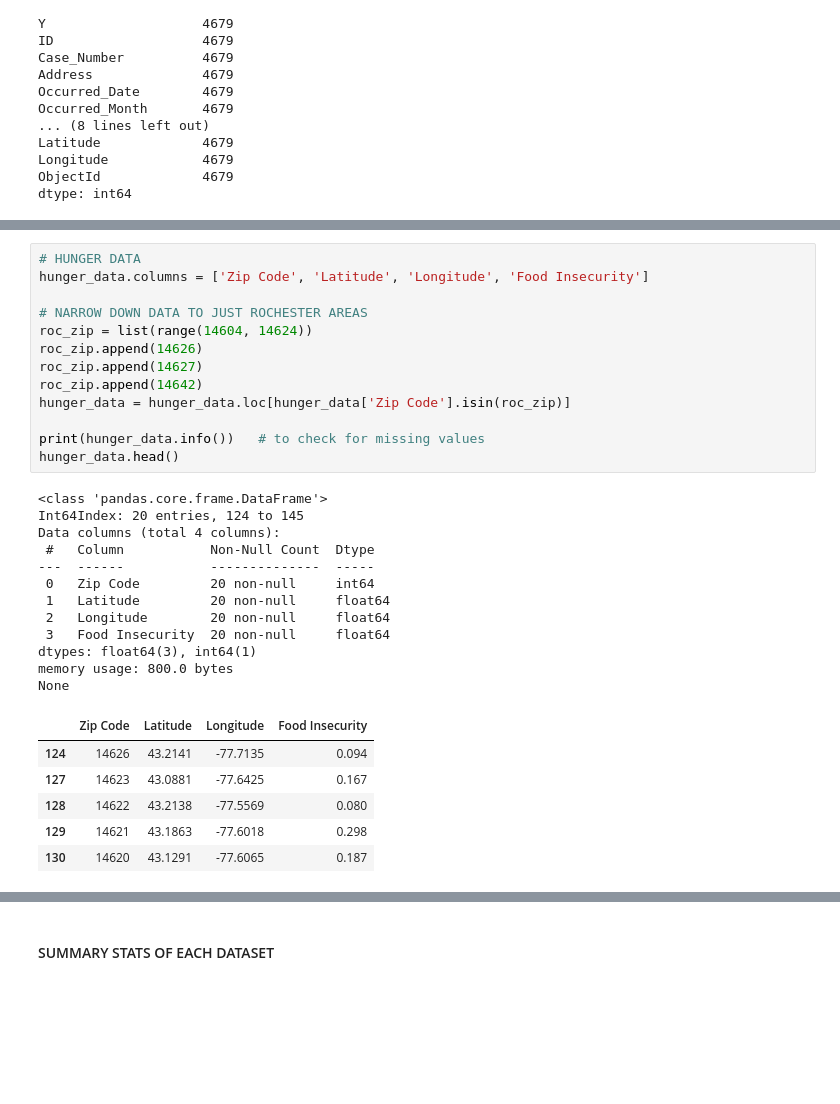
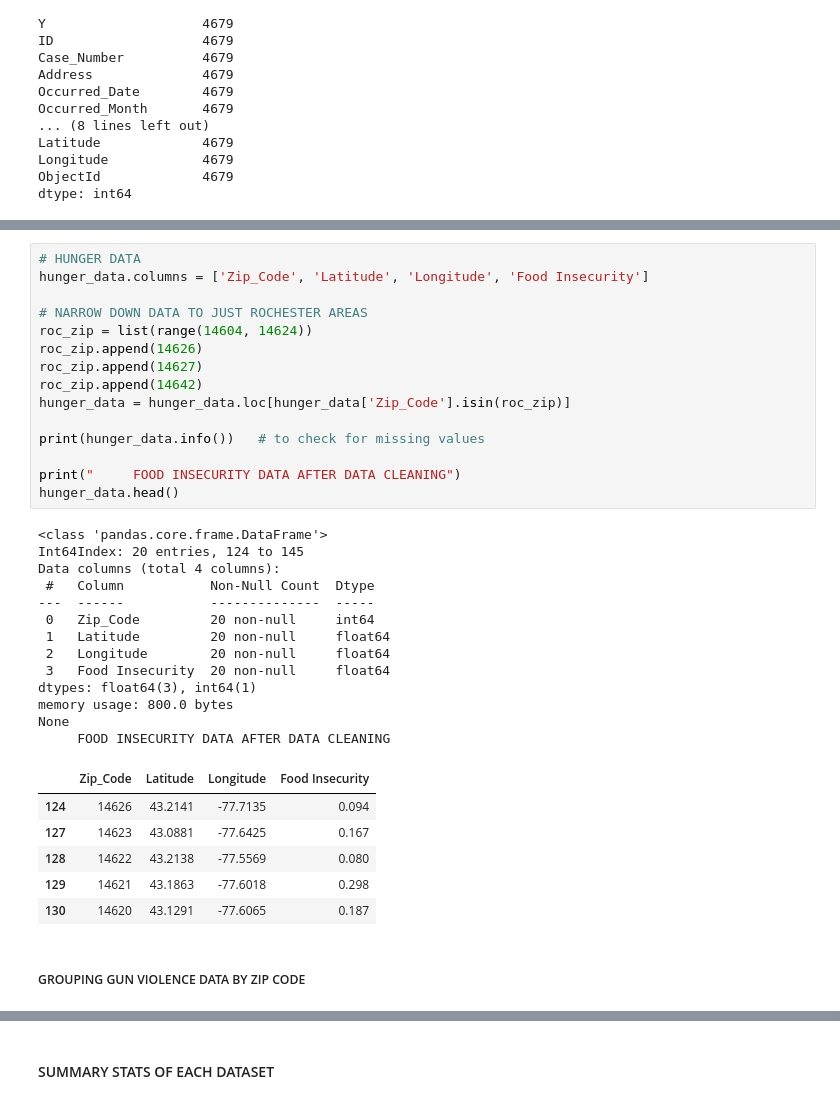
Before and after one commit to javac0f/RocGunHungerEda, a Jupyter notebook: jared_try.ipynb, the cells around one changed output, grey strips where cells are left out. Drawn from its saved outputs; the diff is of its cells as text; blank space fills up the shorter version.

```diff
--- a/jared_try.ipynb
+++ b/jared_try.ipynb
@@ -96,32 +100,37 @@ None
 # %%
 # HUNGER DATA
-hunger_data.columns = ['Zip Code', 'Latitude', 'Longitude', 'Food Insecurity']
+hunger_data.columns = ['Zip_Code', 'Latitude', 'Longitude', 'Food Insecurity']
 
 # NARROW DOWN DATA TO JUST ROCHESTER AREAS
 roc_zip = list(range(14604, 14624))
 roc_zip.append(14626)
 roc_zip.append(14627)
 roc_zip.append(14642)
-hunger_data = hunger_data.loc[hunger_data['Zip Code'].isin(roc_zip)]
+hunger_data = hunger_data.loc[hunger_data['Zip_Code'].isin(roc_zip)]
 
 print(hunger_data.info())   # to check for missing values
+
+print("     FOOD INSECURITY DATA AFTER DATA CLEANING")
 hunger_data.head()
 # %% [output]
 <class 'pandas.core.frame.DataFrame'>
 Int64Index: 20 entries, 124 to 145
 Data columns (total 4 columns):
  #   Column           Non-Null Count  Dtype
 ---  ------           --------------  -----
- 0   Zip Code         20 non-null     int64
+ 0   Zip_Code         20 non-null     int64
  1   Latitude         20 non-null     float64
  2   Longitude        20 non-null     float64
  3   Food Insecurity  20 non-null     float64
 dtypes: float64(3), int64(1)
 memory usage: 800.0 bytes
 None
+     FOOD INSECURITY DATA AFTER DATA CLEANING
-|  | Zip Code | Latitude | Longitude | Food Insecurity |
+|  | Zip_Code | Latitude | Longitude | Food Insecurity |
 | 124 | 14626 | 43.2141 | -77.7135 | 0.094 |
 | 127 | 14623 | 43.0881 | -77.6425 | 0.167 |
 | 128 | 14622 | 43.2138 | -77.5569 | 0.080 |
 | 129 | 14621 | 43.1863 | -77.6018 | 0.298 |
 | 130 | 14620 | 43.1291 | -77.6065 | 0.187 |
+# %% [markdown]
+##### GROUPING GUN VIOLENCE DATA BY ZIP CODE
```
Also changed, not shown: parts of 21 cells of this notebook.
